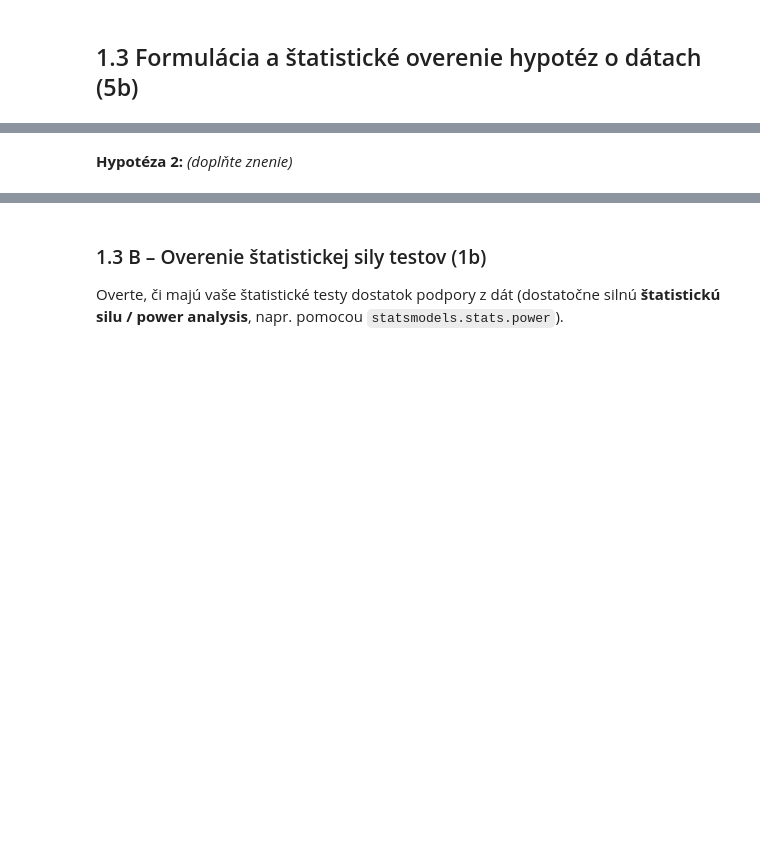
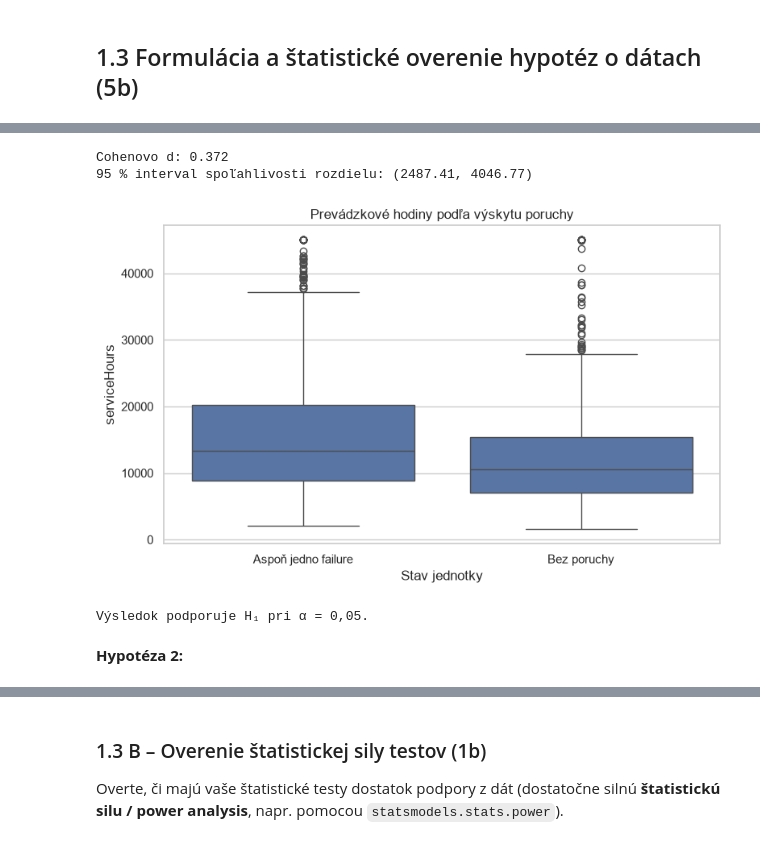
Before and after one commit to samuel-ivan05/IAU_zadanie, a Jupyter notebook: IAU-project.ipynb, the cells around one changed output, grey strips where cells are left out. Saved outputs shown, nothing was run; the diff lists cells and outputs as text; code cells hidden in the pictures; blank space fills up the shorter version.

```diff
--- a/IAU-project.ipynb
+++ b/IAU-project.ipynb
@@ -1330,2 +1419,69 @@ Príklad formulovania: *„flowmeter má v priemere vyššiu hodnotu v stave s f
+# %%
+# --- 1.3 A: Hypotéza 1 – veľkosť efektu a graf ---
+
+h1_var0 = h1_no_failure.var(ddof=1)
+h1_var1 = h1_failure.var(ddof=1)
+
+# Cohenovo d – štandardizovaný rozdiel priemerov.
+h1_pooled_sd = np.sqrt(
+    (
+        (h1_n0 - 1) * h1_var0
+        + (h1_n1 - 1) * h1_var1
+    ) / (h1_n0 + h1_n1 - 2)
+)
+
+h1_cohens_d = (
+    h1_diff / h1_pooled_sd
+    if h1_pooled_sd > 0 else np.nan
+)
+
+# 95 % interval spoľahlivosti rozdielu priemerov.
+h1_se2 = h1_var1 / h1_n1 + h1_var0 / h1_n0
+
+h1_welch_df = h1_se2**2 / (
+    (h1_var1 / h1_n1)**2 / (h1_n1 - 1)
+    + (h1_var0 / h1_n0)**2 / (h1_n0 - 1)
+)
+
+h1_ci_half = (
+    stats.t.ppf(0.975, h1_welch_df)
+    * np.sqrt(h1_se2)
+)
+
+h1_ci = (
+    h1_diff - h1_ci_half,
+    h1_diff + h1_ci_half
+)
+
+print(f"Cohenovo d: {h1_cohens_d:.3f}")
+print(
+    f"95 % interval spoľahlivosti rozdielu: "
+    f"({h1_ci[0]:.2f}, {h1_ci[1]:.2f})"
+)
+
+# Vizualizácia.
+h1_plot = h1_units.copy()
+h1_plot["stav"] = h1_plot["unit_failure"].map({
+    0: "Bez poruchy",
+    1: "Aspoň jedno failure"
+})
+
+plt.figure(figsize=(8, 5))
+sns.boxplot(data=h1_plot, x="stav", y="serviceHours")
+plt.title("Prevádzkové hodiny podľa výskytu poruchy")
+plt.xlabel("Stav jednotky")
+plt.ylabel("serviceHours")
+plt.tight_layout()
+plt.show()
+
+if h1_result.pvalue < 0.05 and h1_diff > 0:
+    print("Výsledok podporuje H₁ pri α = 0,05.")
+else:
+    print("H₁ sa pri α = 0,05 nepodarilo štatisticky potvrdiť.")
+# %% [output]
+Cohenovo d: 0.372
+95 % interval spoľahlivosti rozdielu: (2487.41, 4046.77)
+[figure, added]
+Výsledok podporuje H₁ pri α = 0,05.
 # %% [markdown]
-**Hypotéza 2:** _(doplňte znenie)_
+**Hypotéza 2:**
```
Also changed, not shown: parts of 21 cells of this notebook.
